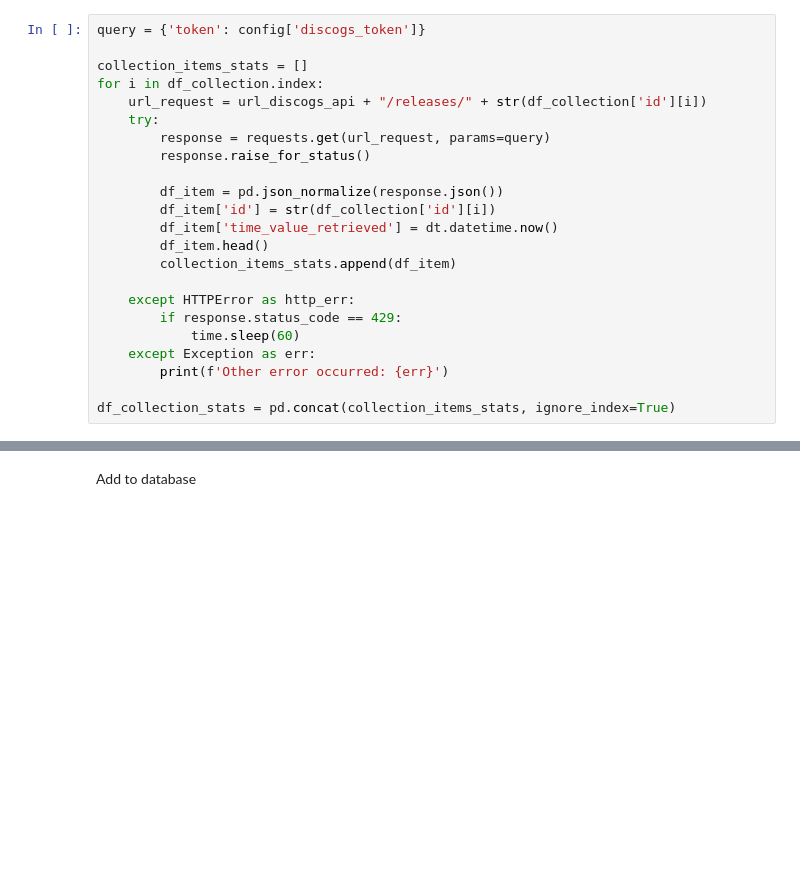
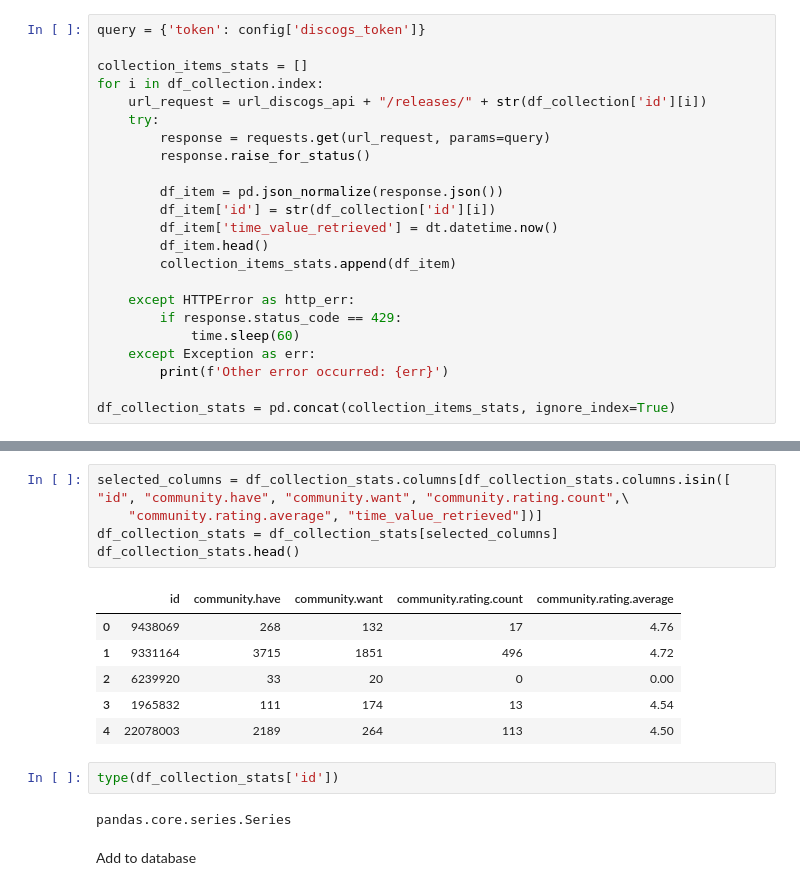
Before and after one commit to mark-me/discogs_collection_value, a Jupyter notebook: notebooks/collect_data.ipynb, the cells around one changed output, grey strips where cells are left out. Cells and saved outputs as stored; diff of their text form; blank space fills up the shorter version.

Commit message:
Added stats

```diff
--- a/notebooks/collect_data.ipynb
+++ b/notebooks/collect_data.ipynb
@@ -144,3 +172,19 @@ df_collection_stats.head()
+# %%
+selected_columns = df_collection_stats.columns[df_collection_stats.columns.isin([ "id", "community.have", "community.want", "community.rating.count",\
+    "community.rating.average", "time_value_retrieved"])]
+df_collection_stats = df_collection_stats[selected_columns]
+df_collection_stats.head()
+# %% [output]
+|  | id | community.have | community.want | community.rating.count | community.rating.average |
+| 0 | 9438069 | 268 | 132 | 17 | 4.76 |
+| 1 | 9331164 | 3715 | 1851 | 496 | 4.72 |
+| 2 | 6239920 | 33 | 20 | 0 | 0.00 |
+| 3 | 1965832 | 111 | 174 | 13 | 4.54 |
+| 4 | 22078003 | 2189 | 264 | 113 | 4.50 |
+# %%
+type(df_collection_stats['id'])
+# %% [output]
+pandas.core.series.Series
 # %% [markdown]
 Add to database
 # %%
```
Also changed, not shown: parts of 5 cells of this notebook.
